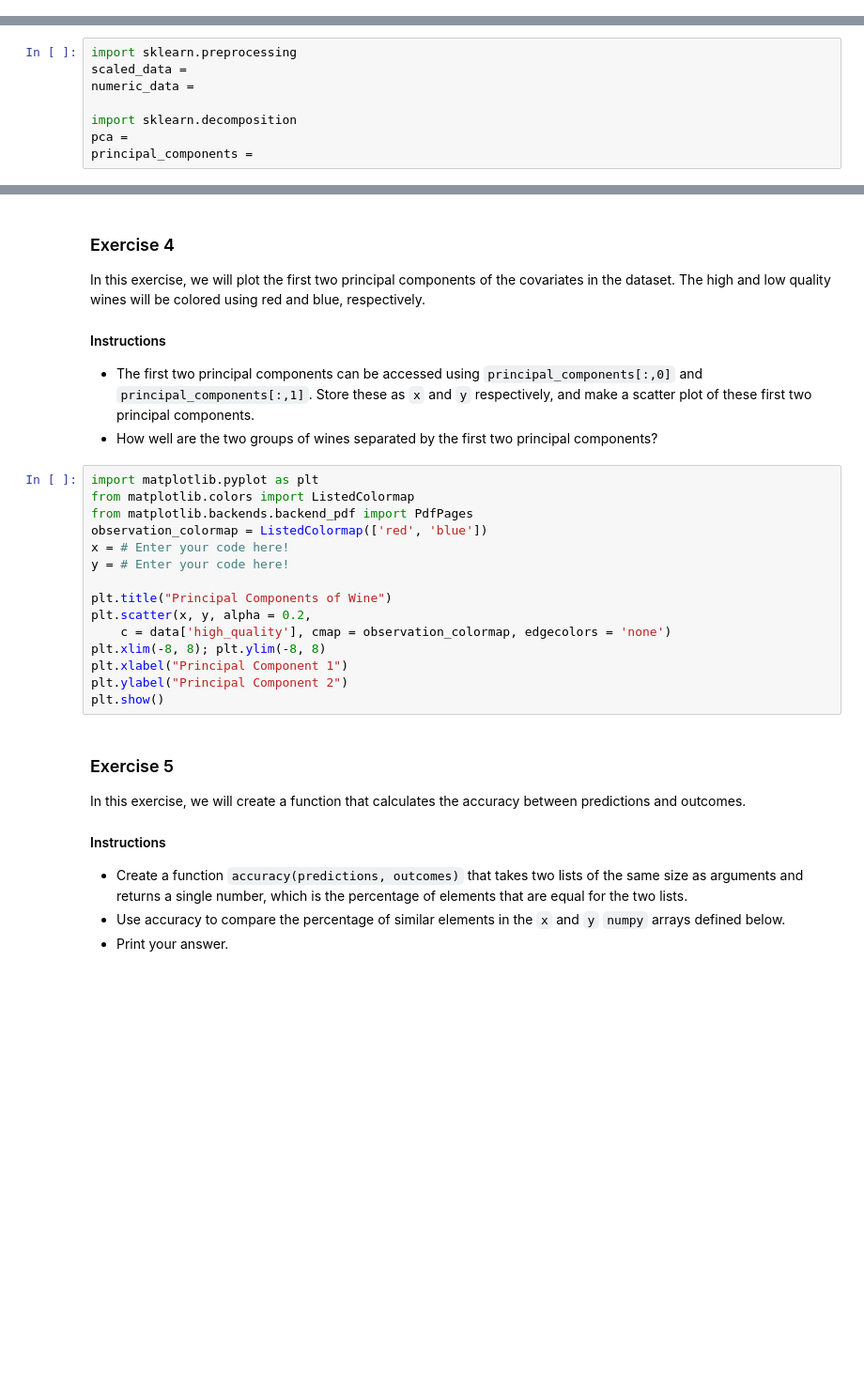
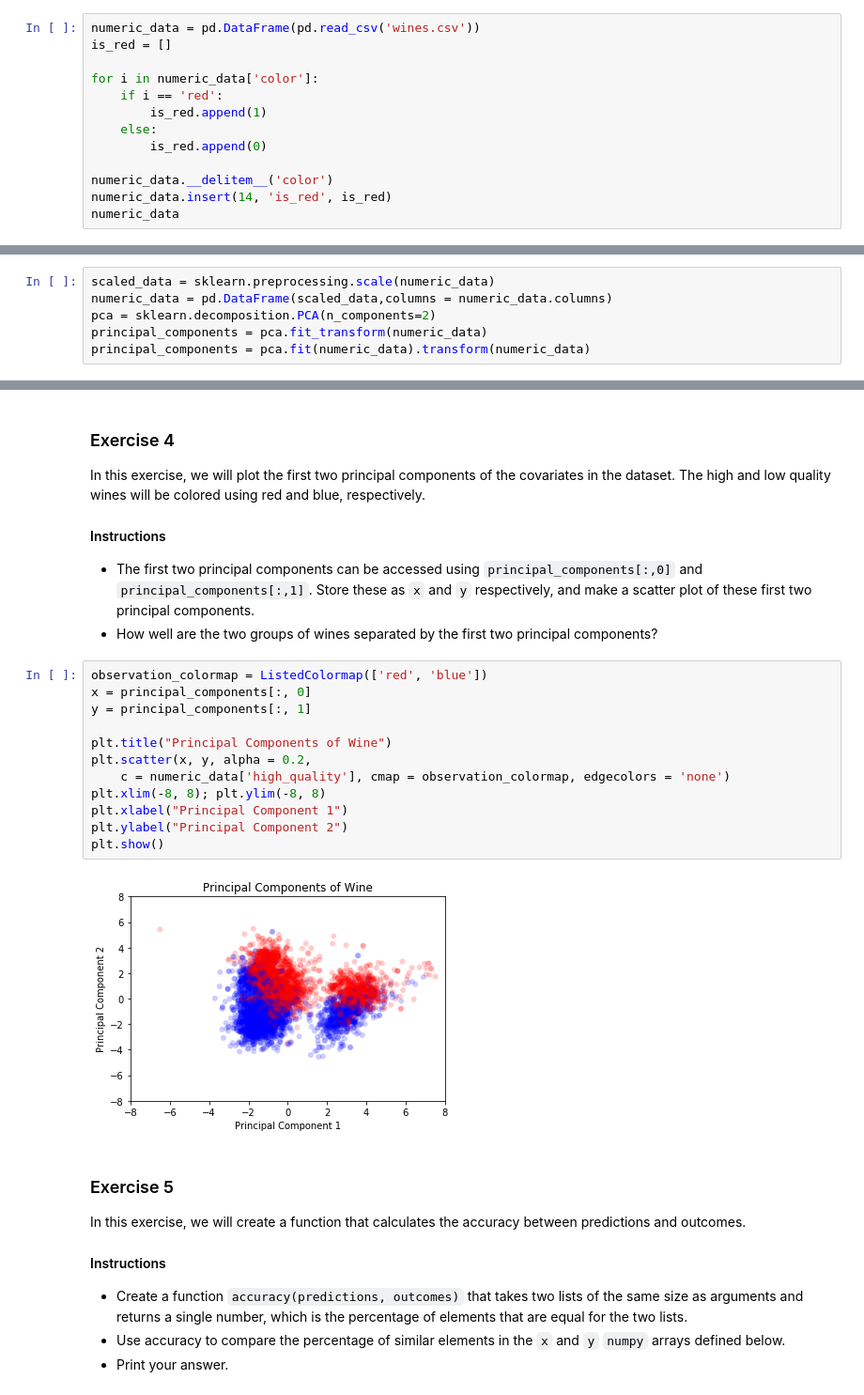
Before and after one commit to YashKarthik/Python-for-Research-edX-Harvard, a Jupyter notebook: Case Studies/KNN_classification/HW3-3.ipynb, the cells around one changed output, grey strips where cells are left out. Shown at 94% size. Cells and saved outputs as stored; diff of their text form; blank space fills up the shorter version.

Commit message:
Wines knn classification done !!!

```diff
--- a/Case Studies/KNN_classification/HW3-3.ipynb
+++ b/Case Studies/KNN_classification/HW3-3.ipynb
@@ -49,0 +59,13 @@ Next, we will inspect the dataset and perform some mild data cleaning.
+# %%
+numeric_data = pd.DataFrame(pd.read_csv('wines.csv'))
+is_red = []
+
+for i in numeric_data['color']:
+    if i == 'red':
+        is_red.append(1)
+    else:
+        is_red.append(0)
+
+numeric_data.__delitem__('color')
+numeric_data.insert(14, 'is_red', is_red)
+numeric_data
@@ -59,11 +100,9 @@ We want to ensure that each variable contributes equally to the kNN classifier,
 - Use the `sklearn.decomposition` module `PCA()` and store it as `pca`.
 - Use the `fit_transform()` function to extract the first two principal components from the data, and store them as `principal_components`.
 - *Note*: You may get a `DataConversionWarning`, but you can safely ignore it
-# %%
-import sklearn.preprocessing
-scaled_data =
-numeric_data =
-
-import sklearn.decomposition
-pca =
-principal_components =
+# %%
+scaled_data = sklearn.preprocessing.scale(numeric_data)
+numeric_data = pd.DataFrame(scaled_data,columns = numeric_data.columns)
+pca = sklearn.decomposition.PCA(n_components=2)
+principal_components = pca.fit_transform(numeric_data)
+principal_components = pca.fit(numeric_data).transform(numeric_data)
@@ -76,20 +119,19 @@ In this exercise, we will plot the first two principal components of the covaria
 - The first two principal components can be accessed using `principal_components[:,0]` and `principal_components[:,1]`. Store these as `x` and `y` respectively, and make a scatter plot of these first two principal components.
 - How well are the two groups of wines separated by the first two principal components?
 # %%
-import matplotlib.pyplot as plt
-from matplotlib.colors import ListedColormap
-from matplotlib.backends.backend_pdf import PdfPages
 observation_colormap = ListedColormap(['red', 'blue'])
-x = # Enter your code here!
-y = # Enter your code here!
+x = principal_components[:, 0]
+y = principal_components[:, 1]
 
 plt.title("Principal Components of Wine")
 plt.scatter(x, y, alpha = 0.2,
-    c = data['high_quality'], cmap = observation_colormap, edgecolors = 'none')
+    c = numeric_data['high_quality'], cmap = observation_colormap, edgecolors = 'none')
 plt.xlim(-8, 8); plt.ylim(-8, 8)
 plt.xlabel("Principal Component 1")
 plt.ylabel("Principal Component 2")
 plt.show()
+# %% [output]
+[figure, added]
 # %% [markdown]
 ### Exercise 5
 
```
Also changed, not shown: parts of 15 cells of this notebook, 1 other file.
